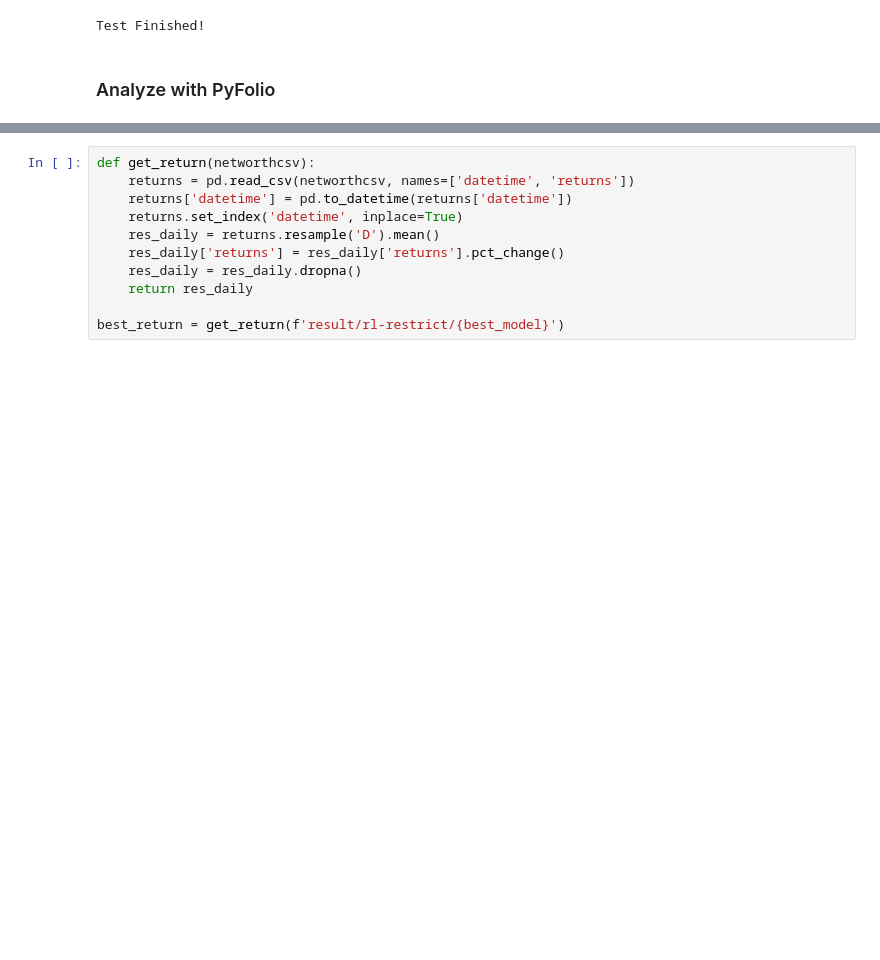
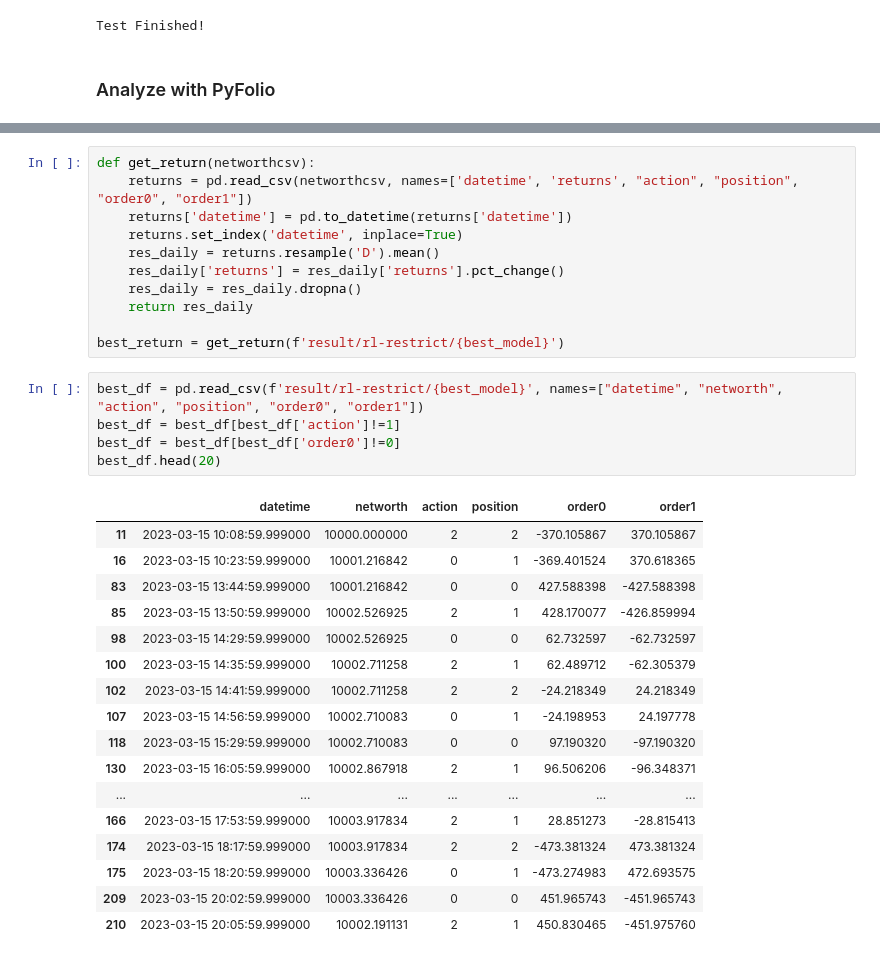
Before and after one commit to Hongshen-Yang/pair-trading-envs, a Jupyter notebook: trade_RL_restrict.ipynb, the cells around one changed output, grey strips where cells are left out. Drawn from its saved outputs; the diff is of its cells as text; blank space fills up the shorter version.

```diff
--- a/trade_RL_restrict.ipynb
+++ b/trade_RL_restrict.ipynb
@@ -451,6 +473,6 @@ The best model is networth_dqn.csv
 # %%
 def get_return(networthcsv):
-    returns = pd.read_csv(networthcsv, names=['datetime', 'returns'])
+    returns = pd.read_csv(networthcsv, names=['datetime', 'returns', "action", "position", "order0", "order1"])
     returns['datetime'] = pd.to_datetime(returns['datetime'])
     returns.set_index('datetime', inplace=True)
     res_daily = returns.resample('D').mean()
@@ -459,3 +481,26 @@ def get_return(networthcsv):
     return res_daily
 
 best_return = get_return(f'result/rl-restrict/{best_model}')
+# %%
+best_df = pd.read_csv(f'result/rl-restrict/{best_model}', names=["datetime", "networth", "action", "position", "order0", "order1"])
+best_df = best_df[best_df['action']!=1]
+best_df = best_df[best_df['order0']!=0]
+best_df.head(20)
+# %% [output]
+|  | datetime | networth | action | position | order0 | order1 |
+| 11 | 2023-03-15 10:08:59.999000 | 10000.000000 | 2 | 2 | -370.105867 | 370.105867 |
+| 16 | 2023-03-15 10:23:59.999000 | 10001.216842 | 0 | 1 | -369.401524 | 370.618365 |
+| 83 | 2023-03-15 13:44:59.999000 | 10001.216842 | 0 | 0 | 427.588398 | -427.588398 |
+| 85 | 2023-03-15 13:50:59.999000 | 10002.526925 | 2 | 1 | 428.170077 | -426.859994 |
+| 98 | 2023-03-15 14:29:59.999000 | 10002.526925 | 0 | 0 | 62.732597 | -62.732597 |
+| 100 | 2023-03-15 14:35:59.999000 | 10002.711258 | 2 | 1 | 62.489712 | -62.305379 |
+| 102 | 2023-03-15 14:41:59.999000 | 10002.711258 | 2 | 2 | -24.218349 | 24.218349 |
+| 107 | 2023-03-15 14:56:59.999000 | 10002.710083 | 0 | 1 | -24.198953 | 24.197778 |
+| 118 | 2023-03-15 15:29:59.999000 | 10002.710083 | 0 | 0 | 97.190320 | -97.190320 |
+| 130 | 2023-03-15 16:05:59.999000 | 10002.867918 | 2 | 1 | 96.506206 | -96.348371 |
+| ... | ... | ... | ... | ... | ... | ... |
+| 166 | 2023-03-15 17:53:59.999000 | 10003.917834 | 2 | 1 | 28.851273 | -28.815413 |
+| 174 | 2023-03-15 18:17:59.999000 | 10003.917834 | 2 | 2 | -473.381324 | 473.381324 |
+| 175 | 2023-03-15 18:20:59.999000 | 10003.336426 | 0 | 1 | -473.274983 | 472.693575 |
+| 209 | 2023-03-15 20:02:59.999000 | 10003.336426 | 0 | 0 | 451.965743 | -451.965743 |
+| 210 | 2023-03-15 20:05:59.999000 | 10002.191131 | 2 | 1 | 450.830465 | -451.975760 |
```
Also changed, not shown: parts of 8 cells of this notebook, 13 other files.
